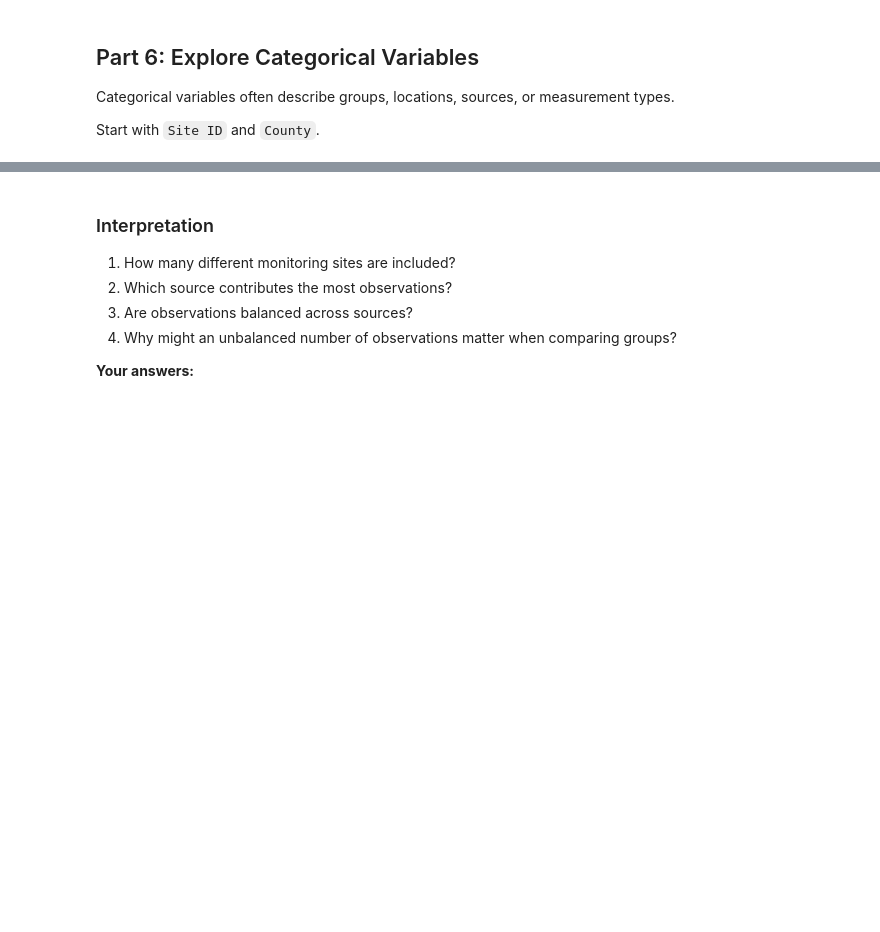
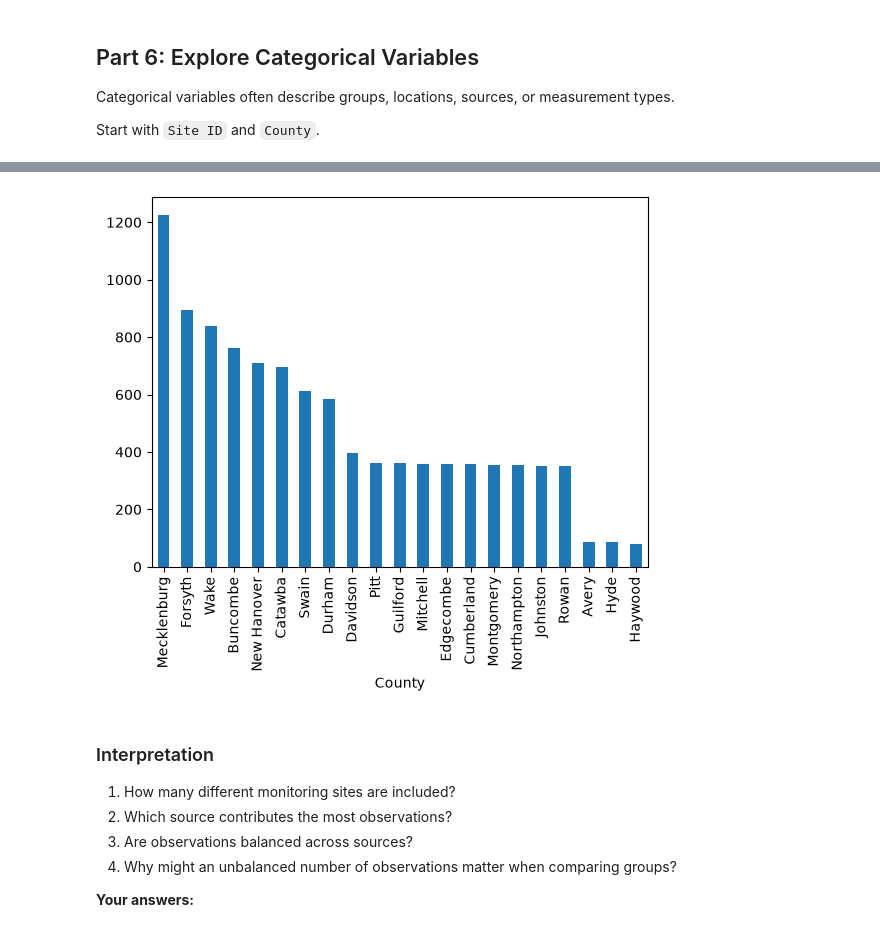
Before and after one commit to lamthieu1101/ENV700, a Jupyter notebook: lessons/M3-L-data-exploration-3-lab.ipynb, the cells around one changed output, grey strips where cells are left out. Saved outputs shown, nothing was run; the diff lists cells and outputs as text; code cells hidden in the pictures; blank space fills up the shorter version.

```diff
--- a/lessons/M3-L-data-exploration-3-lab.ipynb
+++ b/lessons/M3-L-data-exploration-3-lab.ipynb
@@ -25,8 +28,8 @@ Load the packages and define the folder paths used in this course project.
 # %%
 # Set folder paths: project, raw, and processed
-root_fldr =
-raw_fldr =
-processed_fldr =
+root_fldr = Path.cwd().parent
+raw_fldr = root_fldr / 'data' / 'raw'
+processed_fldr = root_fldr / 'data'/ 'processed'
 # %% [markdown]
 ## Part 2: Load the Data
 Read `EPAair_PM25_NC2025_raw.csv` into a dataframe named `pm25`.
@@ -40,3 +43,20 @@ When reading the file:
 >Tip: See section 9 in the **M3-1** notebook.
 # %%
 # Read the CSV file into a dataframe named pm25.
+
+raw_file = raw_fldr / "EPAair_PM25_NC2025_raw.csv"
+
+pm25_raw = pd.read_csv(raw_file)
+
+
+pm25_data = pm25_raw.copy()
+
+pm25_data = pd.read_csv(
+   raw_file,
+   dtype={
+        "Site ID": "category",
+    },
+    parse_dates=["Date"],
+    date_format="%m/%d/%Y"
+)
+pm25_data.dtypes
@@ -147,6 +328,10 @@ Start with `Site ID` and `County`.
 # %%
 # Create a simple bar plot showing the number of records by county.
 # Hint: combine value_counts() with Pandas .plot(kind='bar').
+
+pm25_data['County'].value_counts().plot(kind='bar');
+# %% [output]
+[figure, added]
 # %% [markdown]
 ### Interpretation
 
```
Also changed, not shown: parts of 21 cells of this notebook, 1 other file.
